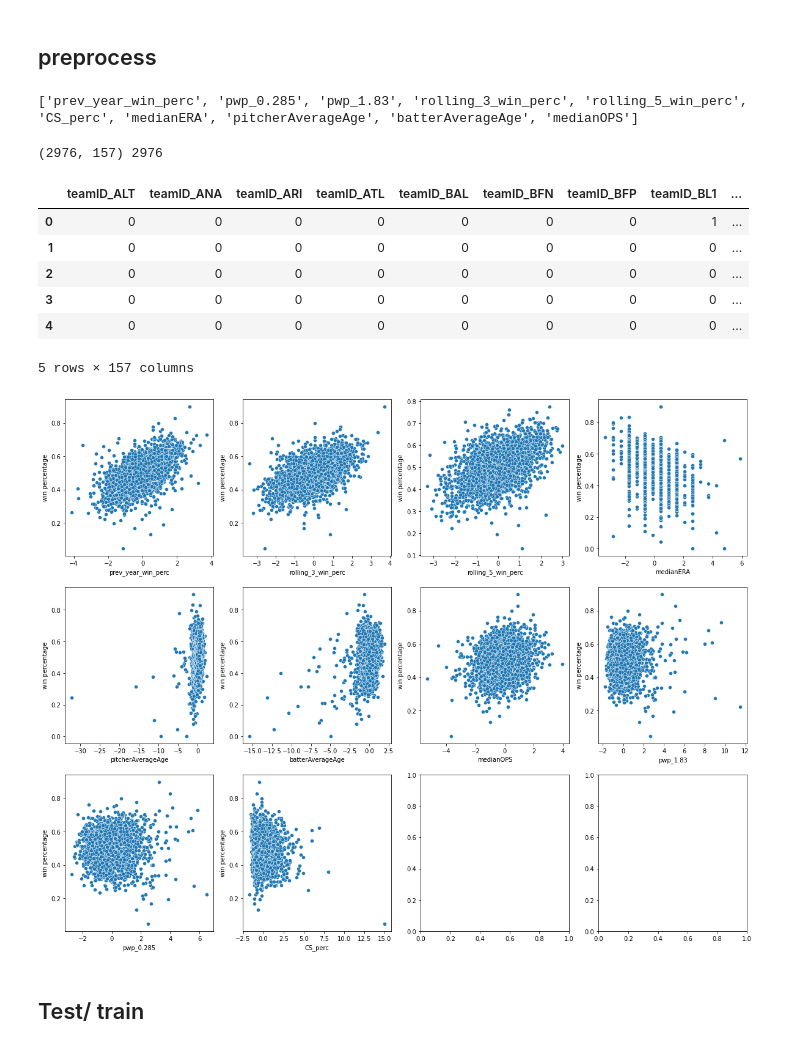
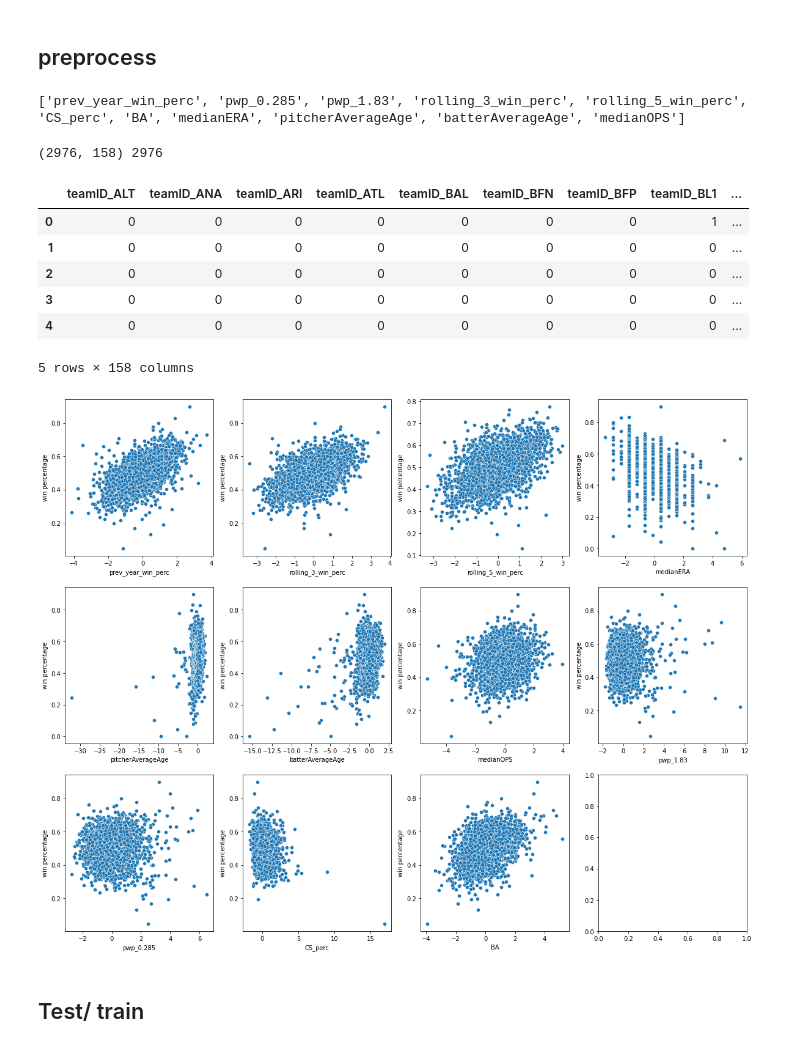
Before and after one commit to ShaliniR8/lahman-mlb, a Jupyter notebook: combined_features.ipynb, the cells around one changed output. Drawn from its saved outputs; the diff is of its cells as text; code cells hidden in the pictures.

Commit message:
added new  feature batting average

```diff
--- a/combined_features.ipynb
+++ b/combined_features.ipynb
@@ -49,7 +49,7 @@ teams = pd.read_csv(path + "Teams.csv")
 batting = batting[["playerID","yearID","teamID", "H", "BB", "HBP", "AB", "SF", "2B", "3B", "HR"]].copy()
 pitching = pitching[["playerID","yearID","teamID", "ERA"]].copy()
 people = people[['playerID', 'birthYear']].copy()
-teams = teams[['teamID', 'yearID', 'W', 'L', 'R', 'RA', 'G', 'CS', 'SB']].copy()
+teams = teams[['teamID', 'yearID', 'W', 'L', 'R', 'RA', 'G', 'CS', 'SB', 'H', 'AB']].copy()
 all_dfs = {
     'batting': batting,
     'pitching': pitching,
@@ -163,6 +163,19 @@ def get_CS_perc(row):
     new_row = new_row.iloc[0]
     row['CS_perc'] = CS/SB
     return row
+
+def get_BA(row):
+    # batting average
+    H = row['H']
+    AB = row['AB']
+    year = row['yearID'] - 1
+    team = row['teamID']
+    row['BA'] = np.nan
+    new_row = teams[(teams['yearID'] == year) & (teams['teamID'] == team)]
+    if new_row.empty: return row
+    new_row = new_row.iloc[0]
+    row['BA'] = H/AB
+    return row
 # %%
 def get_age(row):
   playerID = row['playerID']
@@ -205,7 +218,8 @@ batting = all_dfs['batting']
 # teams winning perc
 t_features = teams.apply(lambda x: get_rolling_win_perc(x), axis = 1)
 t_features = t_features.apply(lambda x: get_pwp(x), axis = 1)
-t_features = t_features.apply(lambda x: get_CS_perc(x), axis = 1).drop(columns = ['pwp', 'W', 'L', 'G', 'R', 'RA', 'CS', 'SB'])
+t_features = t_features.apply(lambda x: get_CS_perc(x), axis = 1)
+t_features = t_features.apply(lambda x: get_BA(x), axis = 1).drop(columns = ['pwp', 'W', 'L', 'G', 'R', 'RA', 'CS', 'SB', 'H', 'AB'])
 # %%
 t_features.to_csv('t_features.csv')
 # %%
@@ -237,7 +251,7 @@ b_features = b_features.rename(columns = {"age": "batterAverageAge", "ops": "med
 # %%
 b_features = pd.read_csv('/content/b_features.csv').drop(columns = ['Unnamed: 0'])
 p_features = pd.read_csv('/content/p_features.csv').drop(columns = ['Unnamed: 0'])
-t_features = pd.read_csv('/content/t_features.csv').drop(columns = ['Unnamed: 0'])
+# t_features = pd.read_csv('/content/t_features.csv').drop(columns = ['Unnamed: 0'])
 t_features = t_features[t_features['yearID'] > min(t_features['yearID'])]
 t_features.shape, b_features.shape
 # %% [output]
@@ -272,7 +286,7 @@ fcols.remove('teamID')
 fcols.remove('yearID')
 print(fcols)
 # %% [output]
-['prev_year_win_perc', 'pwp_0.285', 'pwp_1.83', 'rolling_3_win_perc', 'rolling_5_win_perc', 'CS_perc', 'medianERA', 'pitcherAverageAge', 'batterAverageAge', 'medianOPS']
+['prev_year_win_perc', 'pwp_0.285', 'pwp_1.83', 'rolling_3_win_perc', 'rolling_5_win_perc', 'CS_perc', 'BA', 'medianERA', 'pitcherAverageAge', 'batterAverageAge', 'medianOPS']
 # %%
 # perctages and ages std scaled
 features_ss = ss.fit_transform(features[fcols])
@@ -294,34 +308,34 @@ X = pd.concat([teamID_df, features], axis = 1)
 print(X.shape, len(y))
 X.head()
 # %% [output]
-(2976, 157) 2976
+(2976, 158) 2976
 |  | teamID_ALT | teamID_ANA | teamID_ARI | teamID_ATL | teamID_BAL | teamID_BFN | teamID_BFP | teamID_BL1 | ... |
 | 0 | 0 | 0 | 0 | 0 | 0 | 0 | 0 | 1 | ... |
 | 1 | 0 | 0 | 0 | 0 | 0 | 0 | 0 | 0 | ... |
 | 2 | 0 | 0 | 0 | 0 | 0 | 0 | 0 | 0 | ... |
 | 3 | 0 | 0 | 0 | 0 | 0 | 0 | 0 | 0 | ... |
 | 4 | 0 | 0 | 0 | 0 | 0 | 0 | 0 | 0 | ... |
-5 rows × 157 columns
+5 rows × 158 columns
 # %%
 columns = ['prev_year_win_perc', 'rolling_3_win_perc',
        'rolling_5_win_perc', 'medianERA', 'pitcherAverageAge',
-       'batterAverageAge', 'medianOPS', 'pwp_1.83', 'pwp_0.285', 'CS_perc']
+       'batterAverageAge', 'medianOPS', 'pwp_1.83', 'pwp_0.285', 'CS_perc', 'BA']
 import seaborn as sns
 
 n = 4
 m = int(np.ceil(len(columns)/n))
 c = 0
 fig, axes = plt.subplots(m,n, figsize = (20, 4*n))
 for i in range(m):
   for j in range(n):
     if c>= len(columns): break
     sns.scatterplot(x = X[columns[c]], y = y, ax=axes[i,j])
     axes[i, j].set_ylabel('win percentage')
     c += 1
 
 plt.show()
 # %% [output]
-[figure, old version]
+[figure, new version]
 # %% [markdown]
 ## Test/ train
 # %%
```
Also changed, not shown: parts of 17 cells of this notebook.
